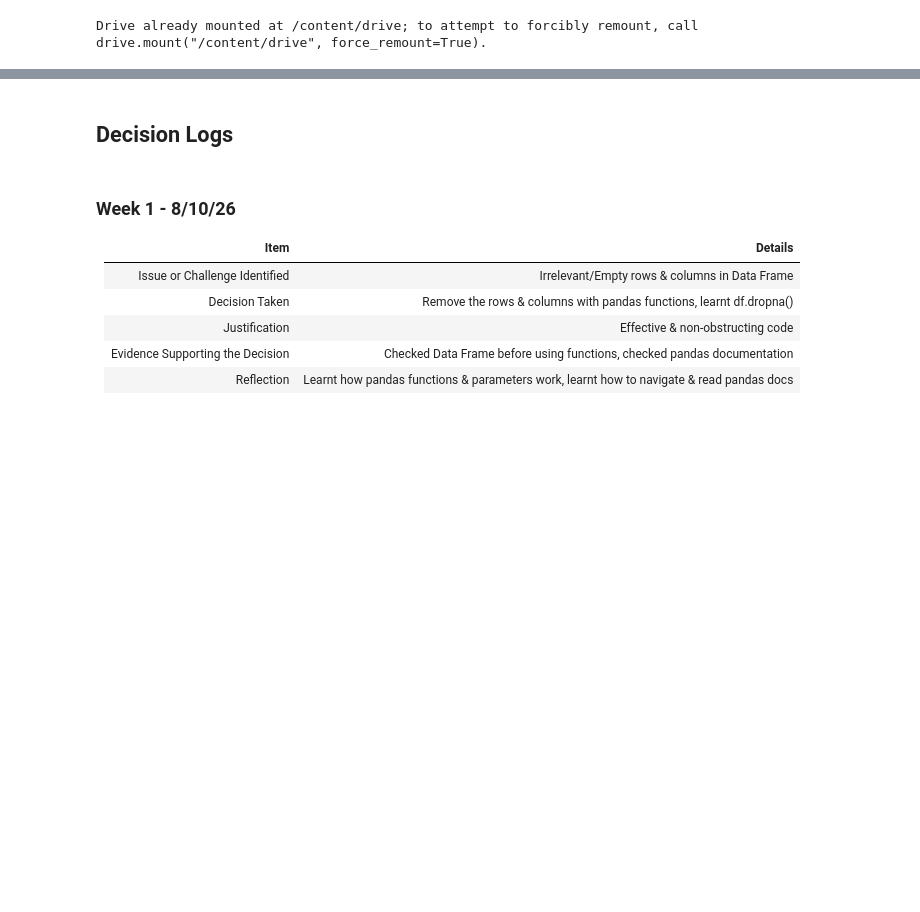
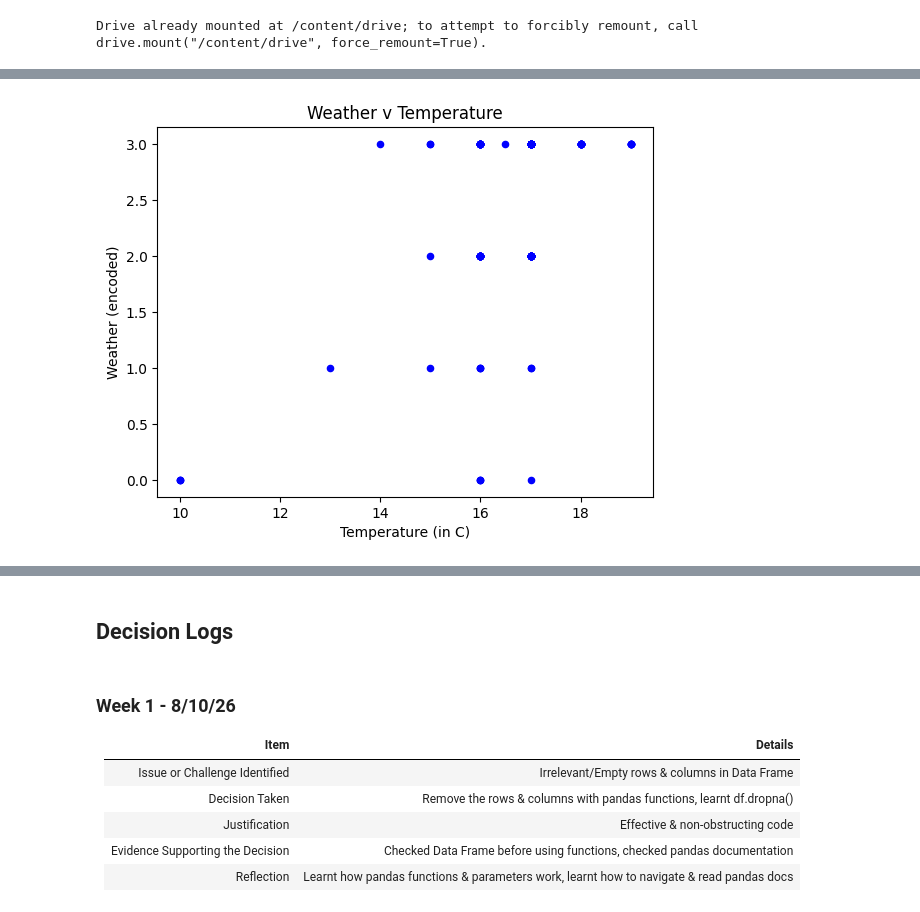
Before and after one commit to Paul-Daly366/MachineLearning_Project_Colab, a Jupyter notebook: MachineLearningProj.ipynb, the cells around one changed output, grey strips where cells are left out. Drawn from its saved outputs; the diff is of its cells as text; code cells hidden in the pictures; blank space fills up the shorter version.

Commit message:
Week 3 Commit, reworked code & got plot working, starting Linear Regression

```diff
--- a/MachineLearningProj.ipynb
+++ b/MachineLearningProj.ipynb
@@ -266,0 +105,7 @@ print(df_weather_temp_encoded.head)
+# %%
+df_weather_temp = df[["weather","temperature_c"]]
+df_weather_temp = df_weather_temp.dropna()
+df_weather_temp_initial = df_weather_temp
+
+df_weather_temp['weather'] = df_weather_temp['weather'].str.strip().str.lower()
+df_weather_temp['temperature_c'] = df_weather_temp['temperature_c'].str.strip().str.lower()
@@ -266,0 +128,15 @@ print(df_weather_temp_encoded.head)
+# %%
+weather_mapping = {
+    'windy':0,
+    'cloudy':1,
+    'partly cloudy':2,
+    'sunny':3
+}
+
+df_weather_temp['weather_encoded'] = df_weather_temp['weather'].map(weather_mapping)
+
+# Test DataFrame for comparing in the following code cell, this allows the comparison cell to be run again and again
+df_weather_encoded = df_weather_temp
+
+# Dropping the old weather column by reinitializing the DataFrame
+df_weather_temp = df_weather_temp[["weather_encoded","temperature_c"]]
@@ -266,0 +173,6 @@ print(df_weather_temp_encoded.head)
+# %%
+df_weather_temp['temperature_c_fixed'] = df_weather_temp['temperature_c'].str.replace('c','')
+df_weather_temp['temperature_c_fixed'] = df_weather_temp['temperature_c_fixed'].astype(float)
+
+# Test DataFrame for comparing in the following code cell, this allows the comparison cell to be run again and again
+df_temp_fix = df_weather_temp
@@ -266,0 +190,3 @@ print(df_weather_temp_encoded.head)
+# %%
+# Reinitialize the DataFrame, removing the old temperature_c column
+df_weather_temp = df_weather_temp[["weather_encoded","temperature_c_fixed"]]
@@ -266,0 +225,6 @@ print(df_weather_temp_encoded.head)
+# %%
+#print(df_weather_temp_encoded.head)
+WvT_Plot = df_weather_temp.plot.scatter(y=['weather_encoded'],x=['temperature_c_fixed'],
+xlabel="Temperature (in C)", ylabel="Weather (encoded)", title="Weather v Temperature", c="Blue")
+# %% [output]
+[figure, added]
```
Also changed, not shown: parts of 50 cells of this notebook.
